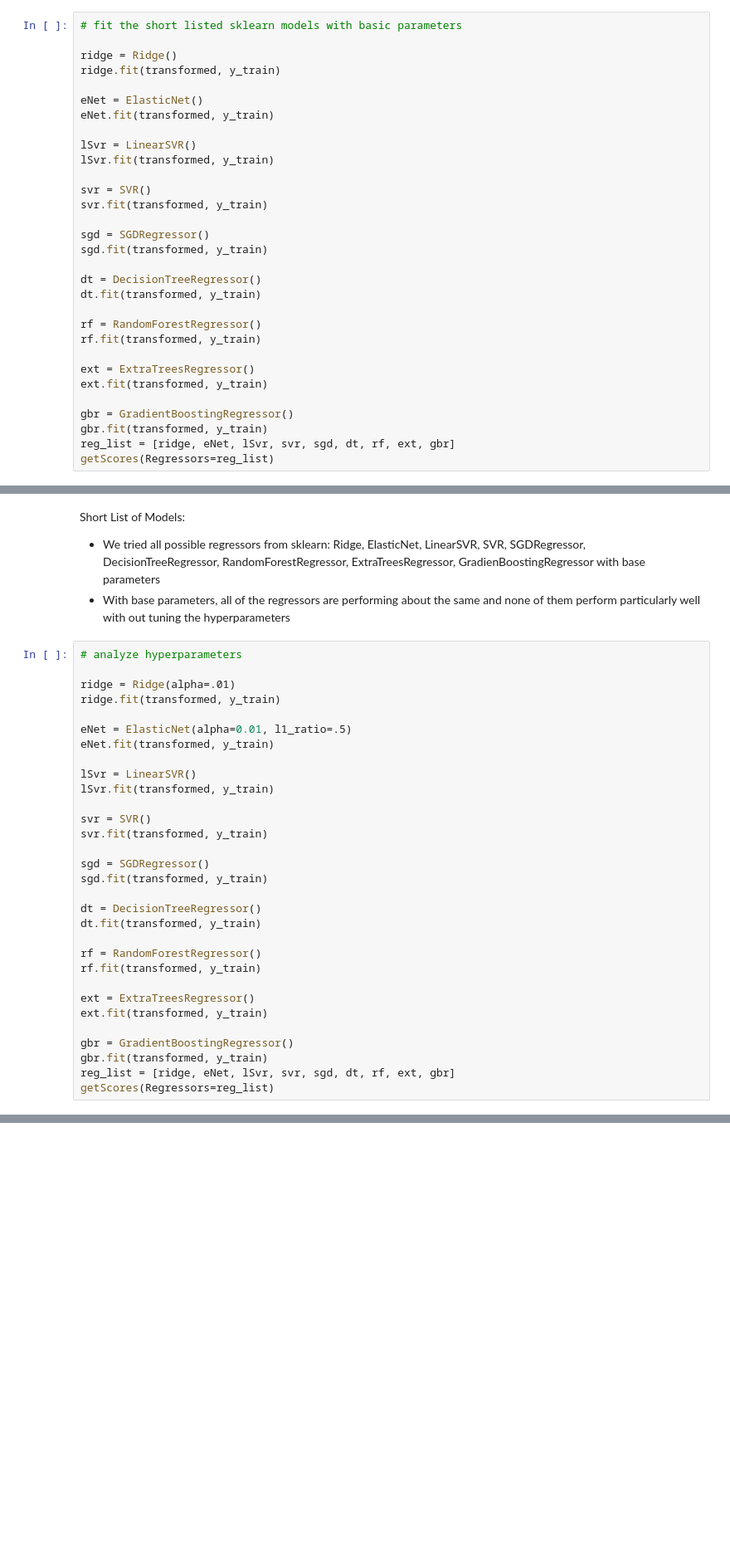
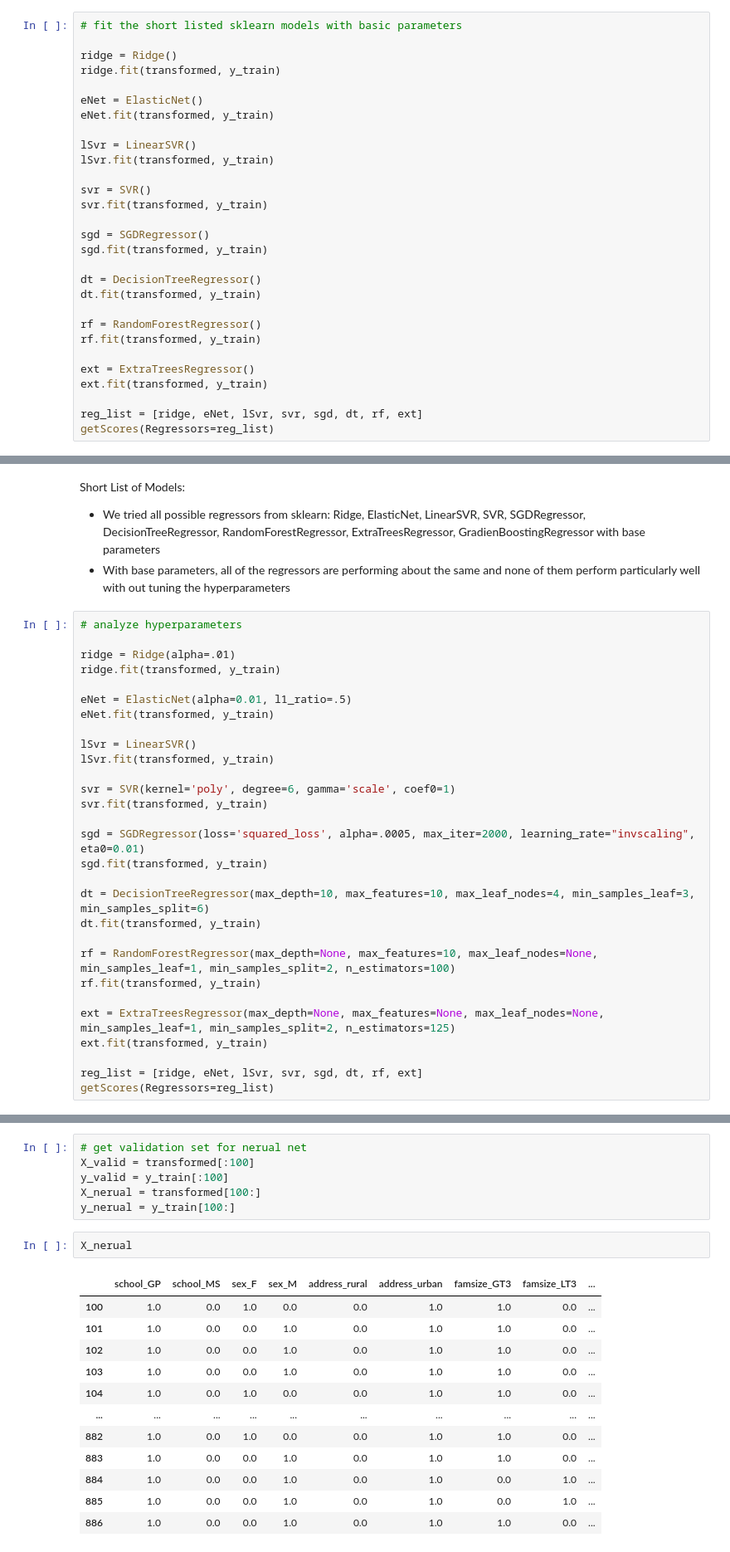
Before and after one commit to MShimer33/MachineLearningFinalProject, a Jupyter notebook: education.ipynb, the cells around one changed output, grey strips where cells are left out. Shown at 83% size. Saved outputs shown, nothing was run; the diff lists cells and outputs as text; blank space fills up the shorter version.

```diff
--- a/education.ipynb
+++ b/education.ipynb
@@ -402,8 +402,6 @@ rf.fit(transformed, y_train)
 ext = ExtraTreesRegressor()
 ext.fit(transformed, y_train)
 
-gbr = GradientBoostingRegressor()
-gbr.fit(transformed, y_train)
-reg_list = [ridge, eNet, lSvr, svr, sgd, dt, rf, ext, gbr]
+reg_list = [ridge, eNet, lSvr, svr, sgd, dt, rf, ext]
 getScores(Regressors=reg_list)
 # %% [output]
@@ -441,23 +437,21 @@ eNet.fit(transformed, y_train)
 lSvr = LinearSVR()
 lSvr.fit(transformed, y_train)
 
-svr = SVR()
+svr = SVR(kernel='poly', degree=6, gamma='scale', coef0=1)
 svr.fit(transformed, y_train)
 
-sgd = SGDRegressor()
+sgd = SGDRegressor(loss='squared_loss', alpha=.0005, max_iter=2000, learning_rate="invscaling", eta0=0.01)
 sgd.fit(transformed, y_train)
 
-dt = DecisionTreeRegressor()
+dt = DecisionTreeRegressor(max_depth=10, max_features=10, max_leaf_nodes=4, min_samples_leaf=3, min_samples_split=6)
 dt.fit(transformed, y_train)
 
-rf = RandomForestRegressor()
+rf = RandomForestRegressor(max_depth=None, max_features=10, max_leaf_nodes=None, min_samples_leaf=1, min_samples_split=2, n_estimators=100)
 rf.fit(transformed, y_train)
 
-ext = ExtraTreesRegressor()
+ext = ExtraTreesRegressor(max_depth=None, max_features=None, max_leaf_nodes=None, min_samples_leaf=1, min_samples_split=2, n_estimators=125)
 ext.fit(transformed, y_train)
 
-gbr = GradientBoostingRegressor()
-gbr.fit(transformed, y_train)
-reg_list = [ridge, eNet, lSvr, svr, sgd, dt, rf, ext, gbr]
+reg_list = [ridge, eNet, lSvr, svr, sgd, dt, rf, ext]
 getScores(Regressors=reg_list)
 # %% [output]
@@ -492,0 +492,21 @@ Hyperparameter Anylysis:
+# %%
+# get validation set for nerual net
+X_valid = transformed[:100]
+y_valid = y_train[:100]
+X_nerual = transformed[100:]
+y_nerual = y_train[100:]
+# %%
+X_nerual
+# %% [output]
+|  | school_GP | school_MS | sex_F | sex_M | address_rural | address_urban | famsize_GT3 | famsize_LT3 | ... |
+| 100 | 1.0 | 0.0 | 1.0 | 0.0 | 0.0 | 1.0 | 1.0 | 0.0 | ... |
+| 101 | 1.0 | 0.0 | 0.0 | 1.0 | 0.0 | 1.0 | 1.0 | 0.0 | ... |
+| 102 | 1.0 | 0.0 | 0.0 | 1.0 | 0.0 | 1.0 | 1.0 | 0.0 | ... |
+| 103 | 1.0 | 0.0 | 0.0 | 1.0 | 0.0 | 1.0 | 1.0 | 0.0 | ... |
+| 104 | 1.0 | 0.0 | 1.0 | 0.0 | 0.0 | 1.0 | 1.0 | 0.0 | ... |
+| ... | ... | ... | ... | ... | ... | ... | ... | ... | ... |
+| 882 | 1.0 | 0.0 | 1.0 | 0.0 | 0.0 | 1.0 | 1.0 | 0.0 | ... |
+| 883 | 1.0 | 0.0 | 0.0 | 1.0 | 0.0 | 1.0 | 1.0 | 0.0 | ... |
+| 884 | 1.0 | 0.0 | 0.0 | 1.0 | 0.0 | 1.0 | 0.0 | 1.0 | ... |
+| 885 | 1.0 | 0.0 | 0.0 | 1.0 | 0.0 | 1.0 | 0.0 | 1.0 | ... |
+| 886 | 1.0 | 0.0 | 0.0 | 1.0 | 0.0 | 1.0 | 1.0 | 0.0 | ... |
```
Also changed, not shown: parts of 19 cells of this notebook.
